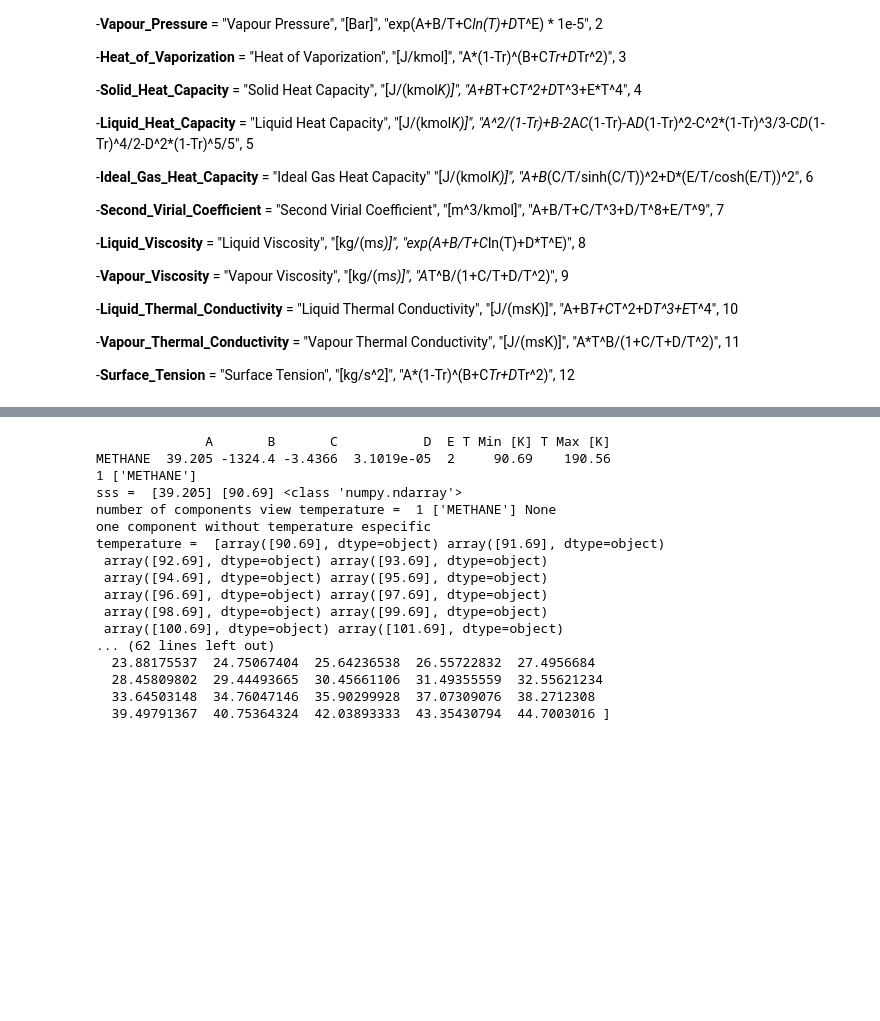
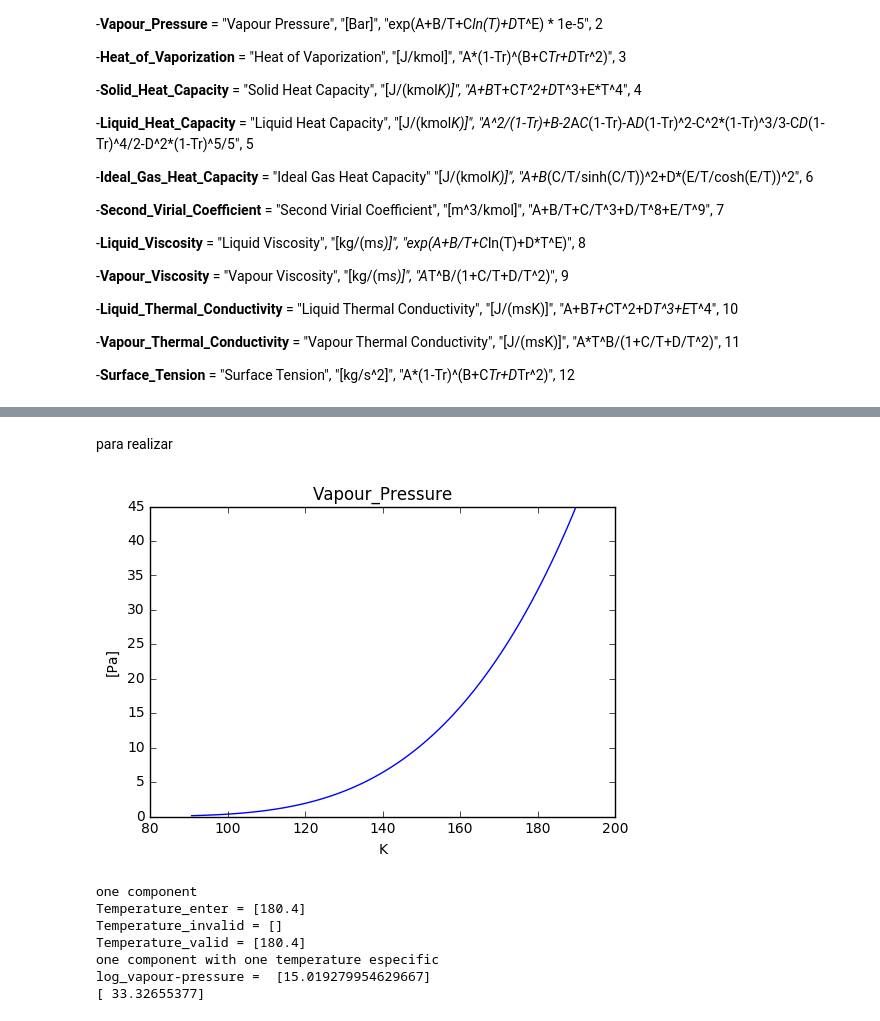
Before and after one commit to pysg/pyther, a Jupyter notebook: thermodynamic_correlations.ipynb, the cells around one changed output, grey strips where cells are left out. Cells and saved outputs as stored; diff of their text form; code cells hidden in the pictures; blank space fills up the shorter version.

```diff
--- a/thermodynamic_correlations.ipynb
+++ b/thermodynamic_correlations.ipynb
@@ -41,0 +49,10 @@ import pyther as pt
+# %%
+dppr_file = "PureFull_mod_properties.xls"
+
+thermodynamic_correlations = pt.Thermodynamic_correlations(dppr_file)
+
+component = ['METHANE']
+property_thermodynamics = "Vapour_Pressure"
+
+Vapour_Pressure = thermodynamic_correlations.property_cal(component, property_thermodynamics)
+print("Vapour Pressure = {0}". format(Vapour_Pressure))
@@ -42,3 +77,13 @@ import pyther as pt
+# %% [markdown]
+para realizar
+# %%
+temperature_vapour = thermodynamic_correlations.temperature
+units = thermodynamic_correlations.units
+print(units)
+
+thermodynamic_correlations.graphical(temperature_vapour, Vapour_Pressure, property_thermodynamics, units)
+# %% [output]
+[figure, added]
 # %%
 dppr_file = "PureFull_mod_properties.xls"
 
@@ -46,27 +91,19 @@ thermodynamic_correlations = pt.Thermodynamic_correlations(dppr_file)
 
 component = ['METHANE']
 
-Vapour_Pressure = thermodynamic_correlations.property_cal(component, "Vapour_Pressure")
+temperature = [180.4]
 
-print(Vapour_Pressure)
+property_thermodynamics = thermodynamic_correlations.property_cal(component, "Vapour_Pressure", temperature)
+
+print(property_thermodynamics)
 # %% [output]
-              A       B       C           D  E T Min [K] T Max [K]
-METHANE  39.205 -1324.4 -3.4366  3.1019e-05  2     90.69    190.56
-1 ['METHANE']
-sss =  [39.205] [90.69] <class 'numpy.ndarray'>
-number of components view temperature =  1 ['METHANE'] None
-one component without temperature especific
-temperature =  [array([90.69], dtype=object) array([91.69], dtype=object)
- array([92.69], dtype=object) array([93.69], dtype=object)
- array([94.69], dtype=object) array([95.69], dtype=object)
- array([96.69], dtype=object) array([97.69], dtype=object)
- array([98.69], dtype=object) array([99.69], dtype=object)
- array([100.69], dtype=object) array([101.69], dtype=object)
-... (62 lines left out)
-  23.88175537  24.75067404  25.64236538  26.55722832  27.4956684
-  28.45809802  29.44493665  30.45661106  31.49355559  32.55621234
-  33.64503148  34.76047146  35.90299928  37.07309076  38.2712308
-  39.49791367  40.75364324  42.03893333  43.35430794  44.7003016 ]
+one component
+Temperature_enter = [180.4]
+Temperature_invalid = []
+Temperature_valid = [180.4]
+one component with one temperature especific
+log_vapour-pressure =  [15.019279954629667]
+[ 33.32655377]
 # %%
 dppr_file = "PureFull_mod_properties.xls"
 
```
Also changed, not shown: parts of 11 cells of this notebook, 1 other file.
